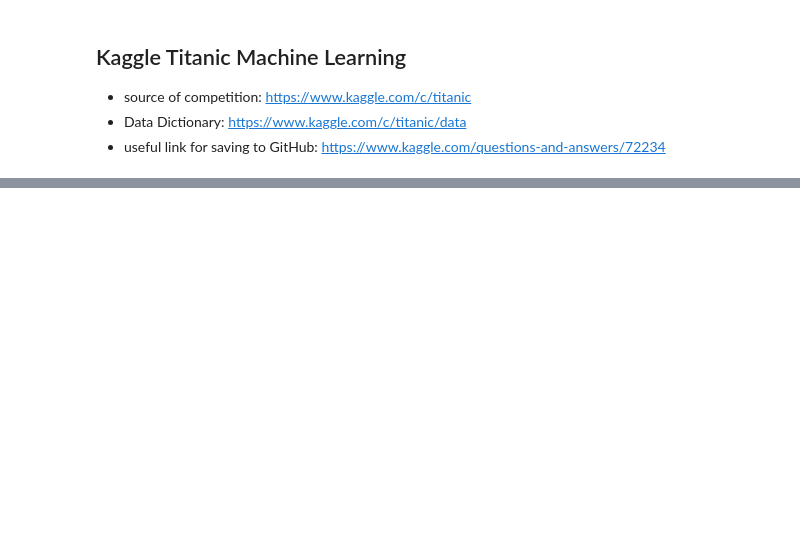
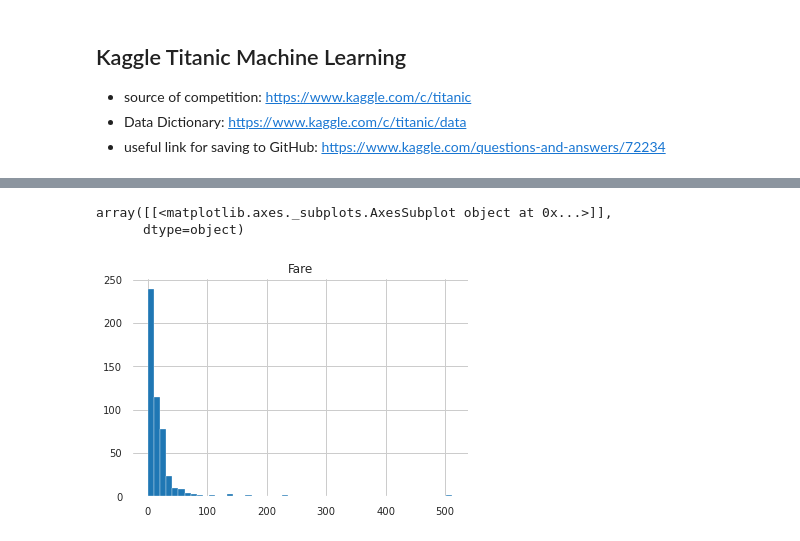
Before and after one commit to radleap/Machine-Learning-Kaggle-Titanic, a Jupyter notebook: titanic-test-20201122.ipynb, the cells around one changed output, grey strips where cells are left out. Drawn from its saved outputs; the diff is of its cells as text; code cells hidden in the pictures; blank space fills up the shorter version.

```diff
--- a/titanic-test-20201122.ipynb
+++ b/titanic-test-20201122.ipynb
@@ -40,0 +107,7 @@ profile.to_widgets()
+# %%
+# Missing Values Handling
+
+print(df_train_split.Embarked.value_counts())
+
+#Embarked only 1 missing, fill with most common of S, C, Q (will be S)
+df_train_split = df_train_split.fillna(df_train_split.Embarked.value_counts().index[0]) #using value_counts top record
@@ -40,0 +119,3 @@ profile.to_widgets()
+# %%
+# dropping passenger id (is an id)
+df_train_split.drop(['PassengerId'], axis = 1, inplace = True)
@@ -40,0 +124,5 @@ profile.to_widgets()
+# %%
+# Encoding categorical features (will be used to impute Age/Cabin missing values as possible)
+
+df_train_split = pd.get_dummies(df_train_split, columns=['Parch','Pclass','Sex','SibSp'])
+df_train_split
@@ -40,0 +149,9 @@ profile.to_widgets()
+# %%
+#INPROGRESS
+
+#Missing Values Cabin
+
+df_train_split['Cabin_aug'] = df_train_split.Cabin.apply(lambda x : x[0]) # augmenting dataset, only want the first letter (numbers not matter)
+df_train_split.Cabin_aug.value_counts()
+
+df_train_split[['Cabin_aug','Fare']].groupby(['Cabin_aug']).mean().round(2)
@@ -40,0 +173,7 @@ profile.to_widgets()
+# %%
+# Based on the values of S (missing) compared to the distribution, should predict which are in cabins as well
+df_train_split[['Cabin_aug','Fare']][df_train_split['Cabin_aug'].str.contains("S")].hist(bins=50)
+# %% [output]
+array([[<matplotlib.axes._subplots.AxesSubplot object at 0x...>]],
+      dtype=object)
+[figure, added]
```
Also changed, not shown: parts of 21 cells of this notebook, 1 other file.
